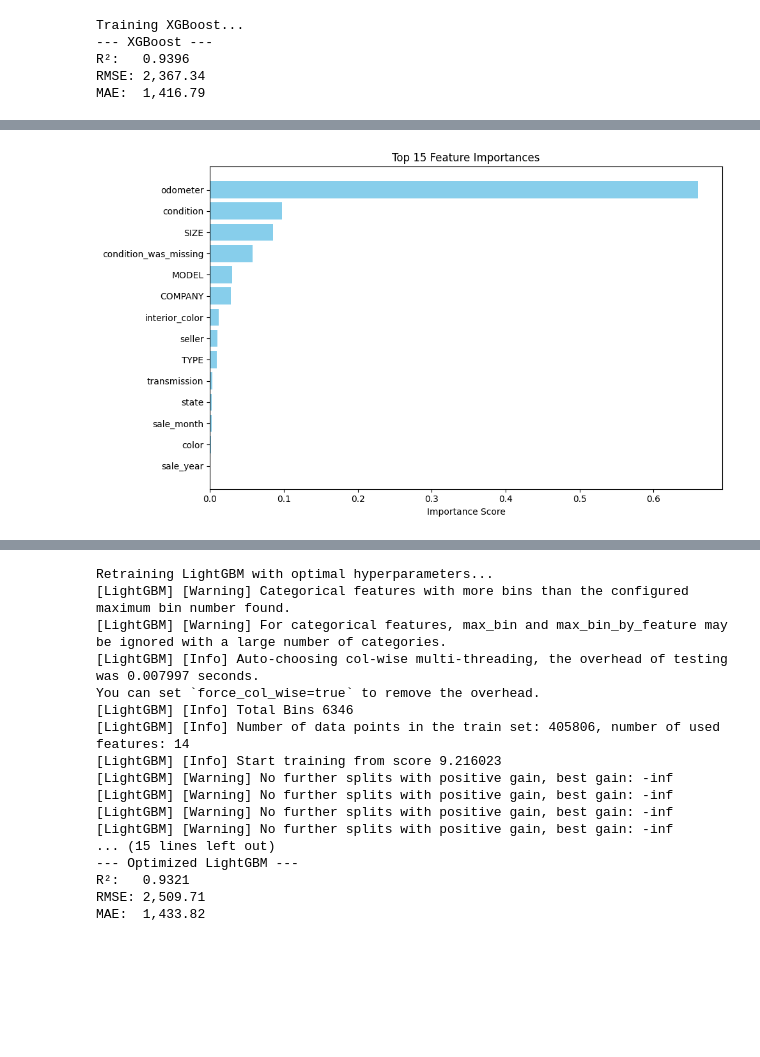
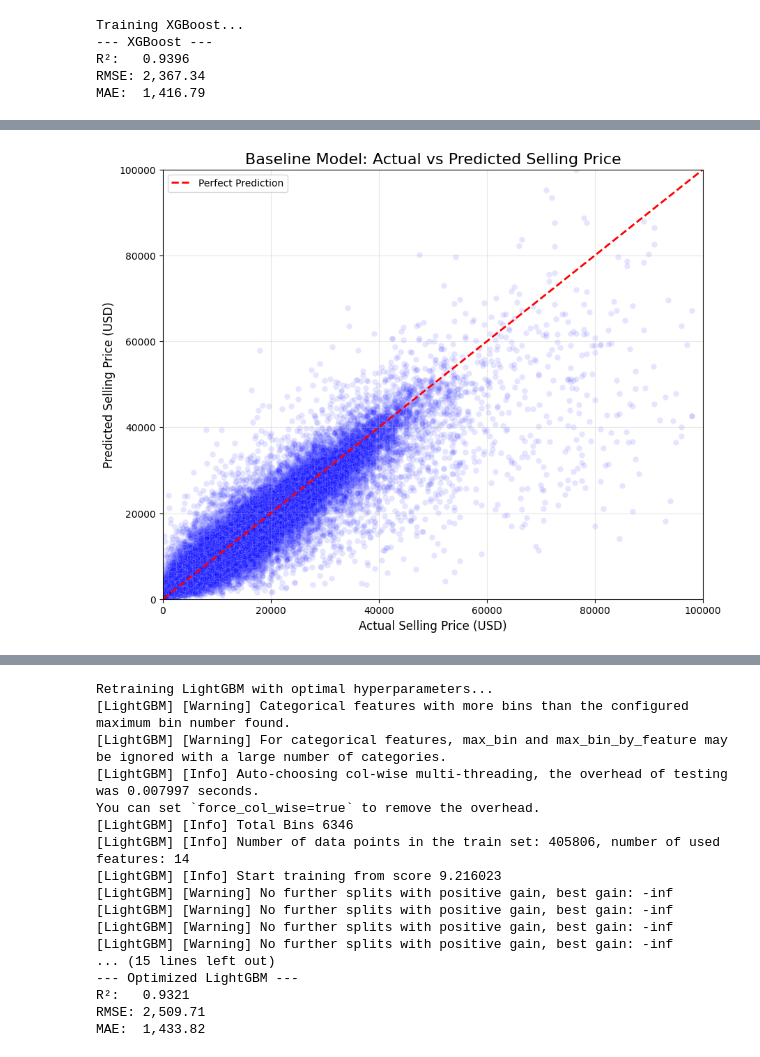
Before and after one commit to ArtemDziuba/UsedCarPricePredictionSystemMLOps, a Jupyter notebook: notebooks/models-01.ipynb, the cells around one changed output, grey strips where cells are left out. Drawn from its saved outputs; the diff is of its cells as text; code cells hidden in the pictures; blank space fills up the shorter version.

```diff
--- a/notebooks/models-01.ipynb
+++ b/notebooks/models-01.ipynb
@@ -25,6 +26,8 @@ for col in X.select_dtypes(include=['object']).columns:
 X_train, X_test, y_train, y_test = train_test_split(X, y, test_size=0.2, random_state=42)
 print(f"Train size: {X_train.shape[0]} | Test size: {X_test.shape[0]}")
 
+X_train = X_train.rename(columns=lambda x: re.sub('[^A-Za-z0-9_]+', '', str(x)))
+X_test = X_test.rename(columns=lambda x: re.sub('[^A-Za-z0-9_]+', '', str(x)))
 # X.head()
 # %% [output]
 Train size: 405806 | Test size: 101452
@@ -193,19 +295,25 @@ plt.show()
-# %%
-import matplotlib.pyplot as plt
-
-# Change to lgbm if LightGBM performs better
-best_model = xgb
-
-importance = pd.DataFrame({
-    'Feature': X_train.columns,
-    'Importance': best_model.feature_importances_
-}).sort_values(by='Importance', ascending=False).head(15)
-
-plt.figure(figsize=(10, 6))
-plt.barh(importance['Feature'][::-1], importance['Importance'][::-1], color='skyblue')
-plt.title('Top 15 Feature Importances')
-plt.xlabel('Importance Score')
-plt.tight_layout()
-plt.show()
-# %% [output]
-[figure, removed]
+# %%
+import seaborn as sns
+import matplotlib.pyplot as plt
+
+plt.figure(figsize=(10, 8))
+
+# Use a scatter plot with high transparency (alpha) to handle dense data points
+sns.scatterplot(x=y_test, y=np.expm1(lgbm_preds_log), alpha=0.1, color="blue")
+
+# Add a red diagonal line showing where "Perfect Predictions" would fall
+max_val = min(y_test.max(), 100000) # Cap the chart at 100k for readability
+plt.plot([0, max_val], [0, max_val], color='red', linestyle='--', linewidth=2, label='Perfect Prediction')
+
+# Formatting
+plt.xlim(0, max_val)
+plt.ylim(0, max_val)
+plt.title('Baseline Model: Actual vs Predicted Selling Price', fontsize=16)
+plt.xlabel('Actual Selling Price (USD)', fontsize=12)
+plt.ylabel('Predicted Selling Price (USD)', fontsize=12)
+plt.legend()
+plt.grid(True, alpha=0.3)
+
+plt.show()
+# %% [output]
+[figure, added]
```
Also changed, not shown: parts of 12 cells of this notebook, 13 other files.
